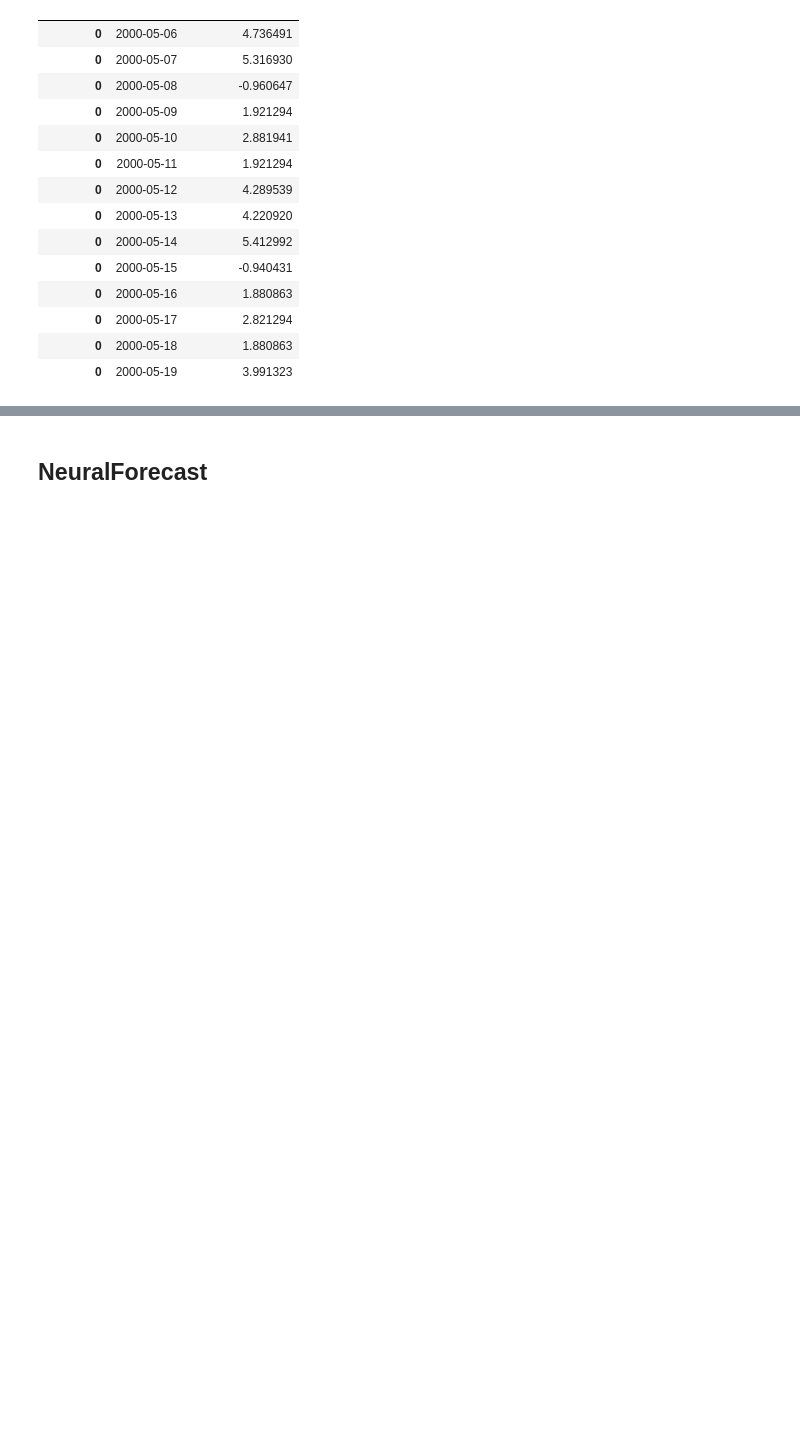
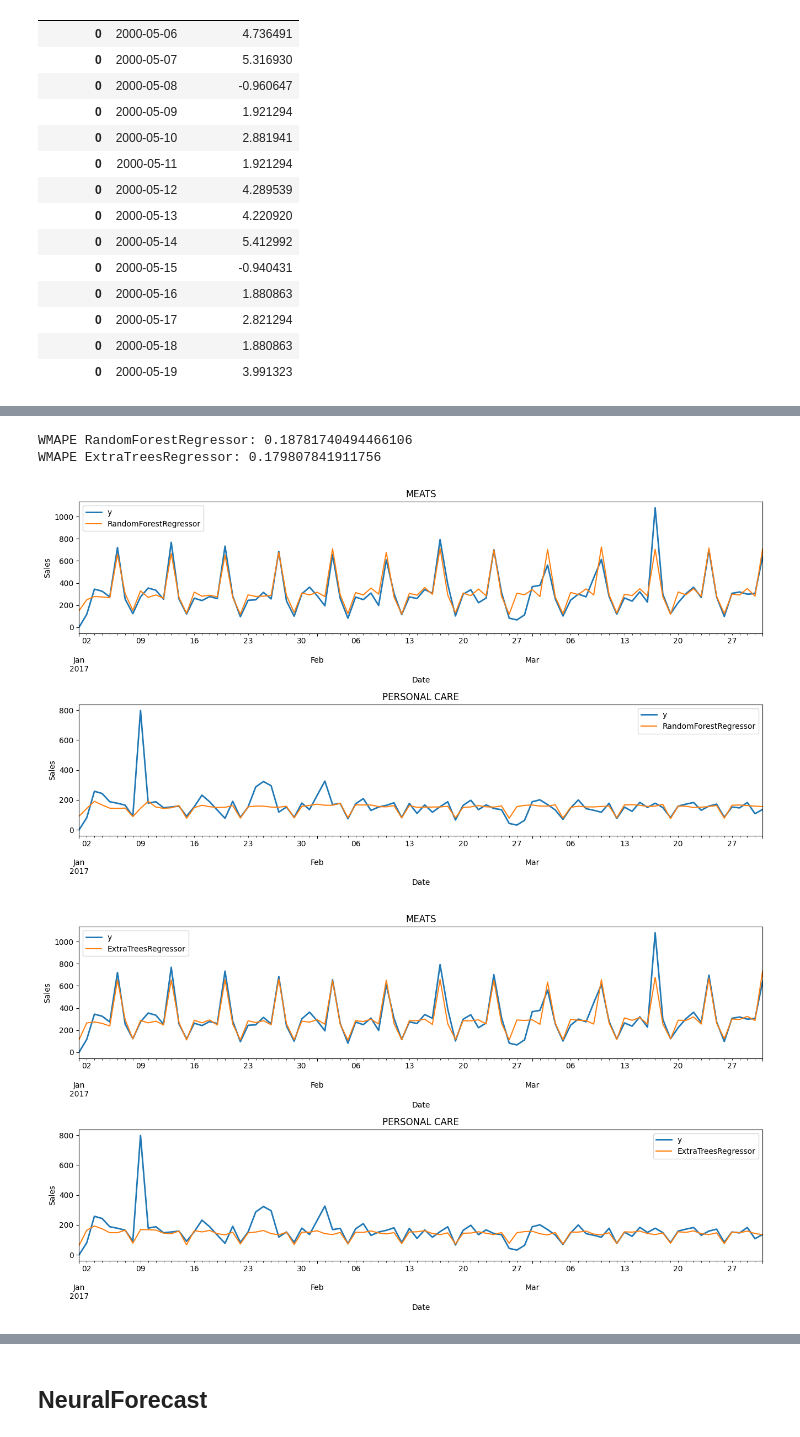
Before and after one commit to BrunoCavag/TimeSeries_Learning, a Jupyter notebook: nixtla_python.ipynb, the cells around one changed output, grey strips where cells are left out. Saved outputs shown, nothing was run; the diff lists cells and outputs as text; code cells hidden in the pictures; blank space fills up the shorter version.

```diff
--- a/nixtla_python.ipynb
+++ b/nixtla_python.ipynb
@@ -199,0 +516,20 @@ y_pred_mlfcst
+# %%
+def wmape(y_true, y_pred):
+    return np.abs(y_true - y_pred).sum() / np.abs(y_true).sum()
+
+print(f"WMAPE RandomForestRegressor: {wmape(p['y'], p['RandomForestRegressor'])}\nWMAPE ExtraTreesRegressor: {wmape(p['y'], p['ExtraTreesRegressor'])}")
+# %% [output]
+WMAPE RandomForestRegressor: 0.18781740494466106
+WMAPE ExtraTreesRegressor: 0.179807841911756
+# %%
+for model in ['RandomForestRegressor', 'ExtraTreesRegressor']:
+    fig,ax = plt.subplots(2,1, figsize=(1280/96, 720/96))
+    for ax_, family in enumerate(['MEATS', 'PERSONAL CARE']):
+        p.loc[p['unique_id'] == family].plot(x='ds', y='y', ax=ax[ax_], label='y', title=family, linewidth=2)
+        p.loc[p['unique_id'] == family].plot(x='ds', y=model, ax=ax[ax_], label=model)
+        ax[ax_].set_xlabel('Date')
+        ax[ax_].set_ylabel('Sales')
+        fig.tight_layout()
+# %% [output]
+[figure, added]
+[figure, added]
```
Also changed, not shown: parts of 49 cells of this notebook, 1 other file.
